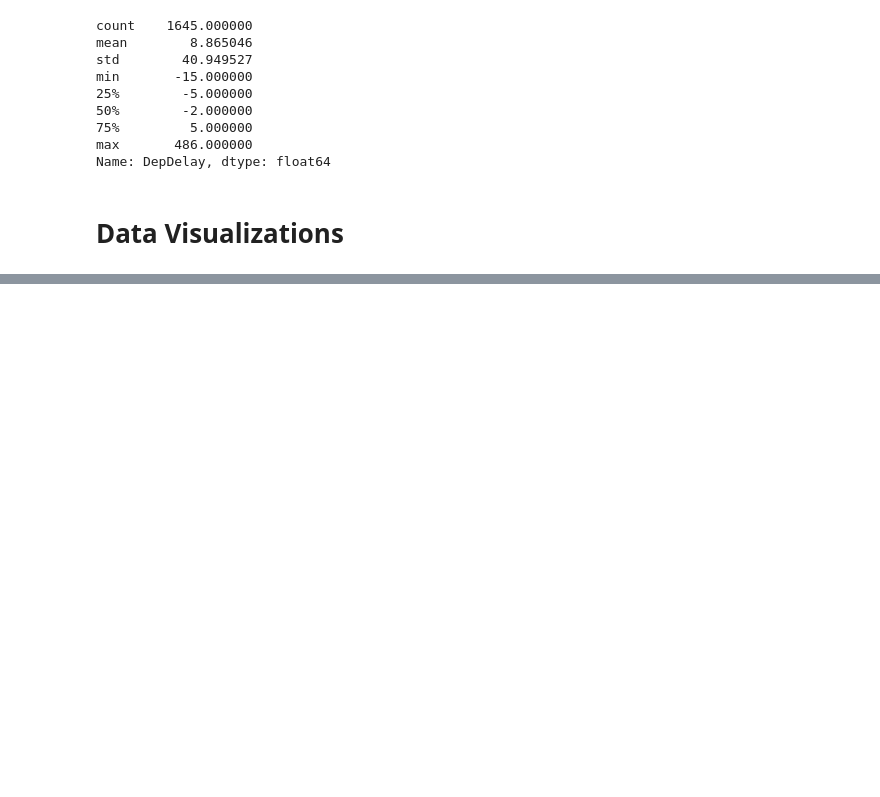
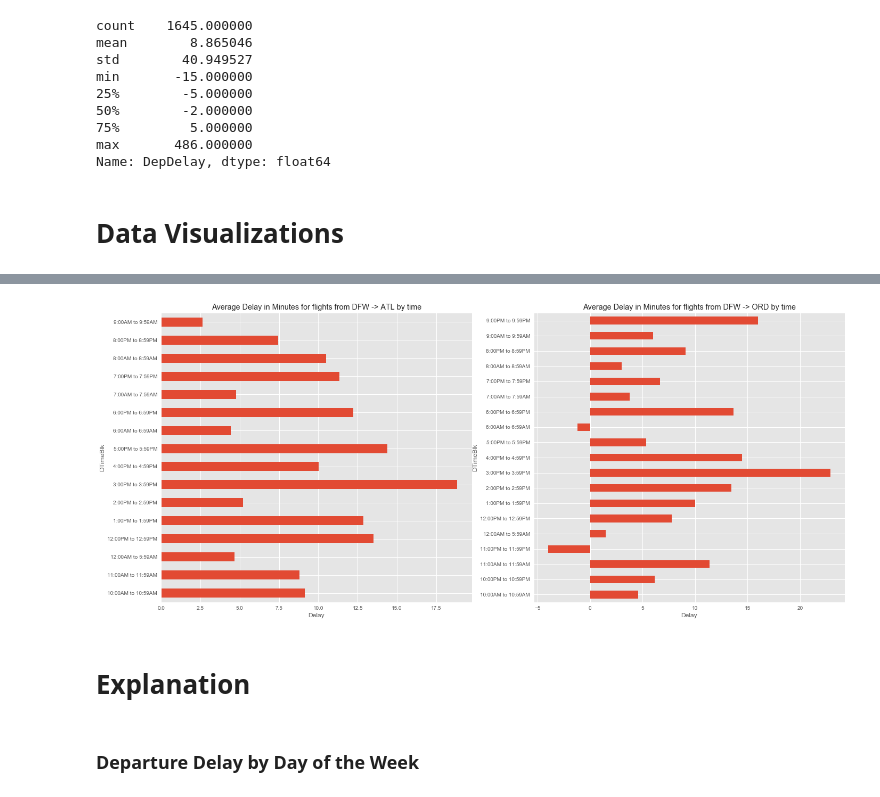
Before and after one commit to teresa201/MachineLearning, a Jupyter notebook: Lab1.ipynb, the cells around one changed output, grey strips where cells are left out. Cells and saved outputs as stored; diff of their text form; code cells hidden in the pictures; blank space fills up the shorter version.

```diff
--- a/Lab1.ipynb
+++ b/Lab1.ipynb
@@ -431,0 +428,4 @@ df_dallas_grouped_depTime.head(10)
+# %%
+#DepDelay by time of Day Chicago
+df_dallas_chi_time = df_dallas_chi_sorted.groupby(by=['DTimeBlk'])
+df_dallas_chi_time.DepDelay.describe().sort_values(by=['mean'],ascending=True)
@@ -431,0 +451,25 @@ df_dallas_grouped_depTime.head(10)
+# %%
+plt.style.use('ggplot')
+
+# caculate average delay for each airline
+average_delay_atl = df_dallas_atl_time.DepDelay.mean()
+average_delay_chi = df_dallas_chi_time.DepDelay.mean()
+
+fig = plt.figure(figsize=(23,10))
+
+plt.subplot(1,2,1)
+ax = average_delay_atl.plot(kind='barh')
+plt.title('Average Delay in Minutes for flights from DFW -> ATL by time')
+plt.xlabel('Delay')
+
+plt.subplot(1,2,2)
+ax = average_delay_chi.plot(kind='barh')
+plt.title('Average Delay in Minutes for flights from DFW -> ORD by time')
+plt.xlabel('Delay')
+plt.show()
+# %% [output]
+[figure, added]
+# %% [markdown]
+# Explanation
+# %% [markdown]
+### Departure Delay by Day of the Week
```
Also changed, not shown: parts of 39 cells of this notebook.
